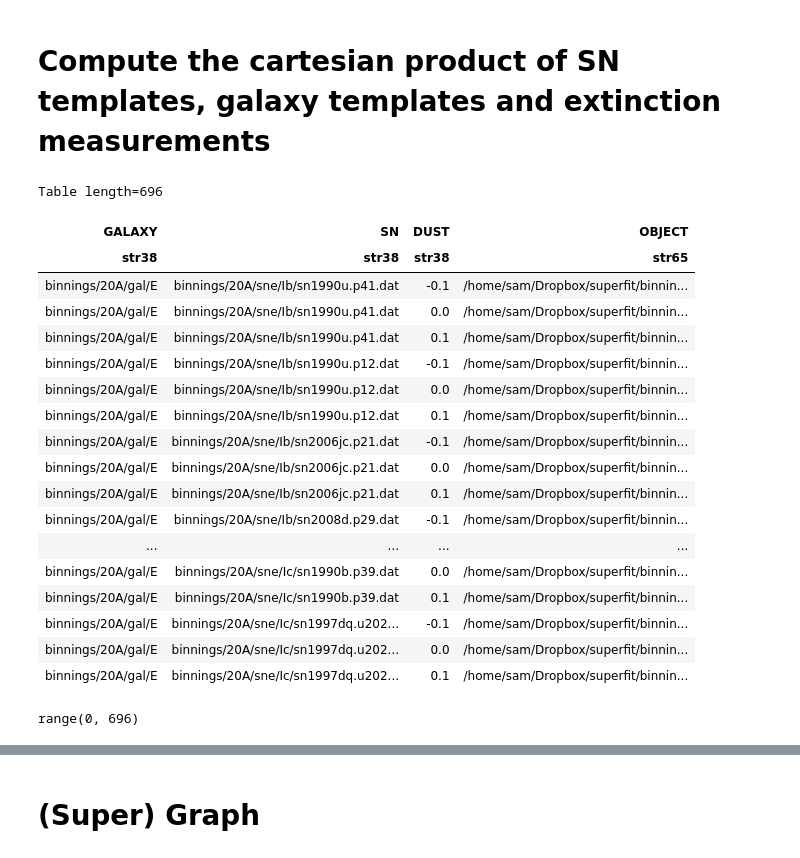
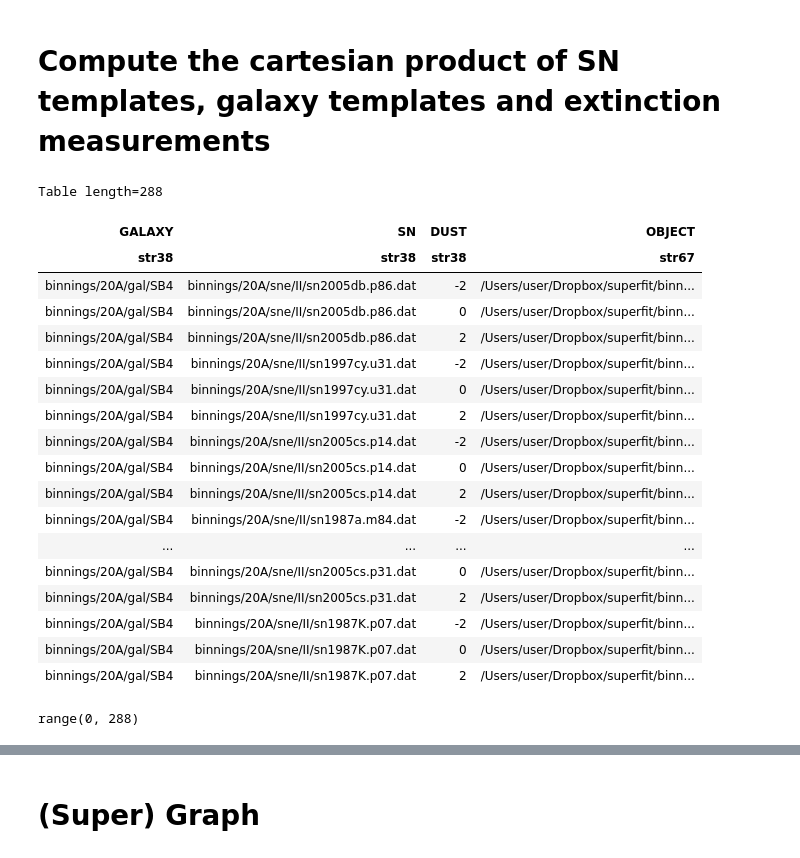
Before and after one commit to oyaron/NGSF, a Jupyter notebook: BFF.ipynb, the cells around one changed output, grey strips where cells are left out. Drawn from its saved outputs; the diff is of its cells as text; code cells hidden in the pictures.

```diff
--- a/BFF.ipynb
+++ b/BFF.ipynb
@@ -255,7 +244,7 @@ templates_sn = np.array(templates_sn)
 
 #The beginning, end, and interval for the dust are decided by the user
 
-templates_dust = np.array([-0.1, 0, 0.1])
+templates_dust = np.array([-2, 0, 2])
 #templates_dust = np.linspace(-2,2,11)
 # %% [markdown]
 ## Truncate templates SN, HG
@@ -264,49 +253,49 @@ templates_dust = np.array([-0.1, 0, 0.1])
 
 
 #templates_sn_trunc = select_templates(templates_sn, ['/Ia/','/Ib/','/Ic/','/II/','Others'])
-templates_sn_trunc = select_templates(templates_sn, ['/Ib/' , '/II/', '/Ic/'])
+templates_sn_trunc = select_templates(templates_sn, ['/II/'])
 
 
 
-#templates_gal_trunc = select_templates(templates_gal, ['/SB4'])
-templates_gal_trunc = select_templates(templates_gal, ['/E','/S0','/Sa','/Sb','/SB1','/SB2','/SB3','/SB4','/SB5','/SB6','/Sc'])
+templates_gal_trunc = select_templates(templates_gal, ['/SB4'])
+#templates_gal_trunc = select_templates(templates_gal, ['/E','/S0','/Sa','/Sb','/SB1','/SB2','/SB3','/SB4','/SB5','/SB6','/Sc'])
 # %% [markdown]
 # Compute the cartesian product of SN templates, galaxy templates and extinction measurements
 # %%
 cartesian_product_all  =  cartesian_product(*[templates_gal_trunc[:1], templates_sn_trunc, templates_dust])
 cartesian_product_all  =  table.Table(cartesian_product_all, names=('GALAXY', 'SN', 'DUST'))
 
 
 # Here the user enters the template he wants to analize
-cartesian_product_all['OBJECT']=["/home/sam/Dropbox/superfit/binnings/20A/sne/II/theory99em.p30.dat"]
+cartesian_product_all['OBJECT']=["/Users/user/Dropbox/superfit/binnings/20A/sne/II/theory99em.p30.dat"]
 
 
 cartesian_product_all
 # %% [output]
-Table length=696
+Table length=288
 | GALAXY | SN | DUST | OBJECT |
-| str38 | str38 | str38 | str65 |
-| binnings/20A/gal/E | binnings/20A/sne/Ib/sn1990u.p41.dat | -0.1 | /home/sam/Dropbox/superfit/binnin... |
-| binnings/20A/gal/E | binnings/20A/sne/Ib/sn1990u.p41.dat | 0.0 | /home/sam/Dropbox/superfit/binnin... |
-| binnings/20A/gal/E | binnings/20A/sne/Ib/sn1990u.p41.dat | 0.1 | /home/sam/Dropbox/superfit/binnin... |
-| binnings/20A/gal/E | binnings/20A/sne/Ib/sn1990u.p12.dat | -0.1 | /home/sam/Dropbox/superfit/binnin... |
-| binnings/20A/gal/E | binnings/20A/sne/Ib/sn1990u.p12.dat | 0.0 | /home/sam/Dropbox/superfit/binnin... |
-| binnings/20A/gal/E | binnings/20A/sne/Ib/sn1990u.p12.dat | 0.1 | /home/sam/Dropbox/superfit/binnin... |
-| binnings/20A/gal/E | binnings/20A/sne/Ib/sn2006jc.p21.dat | -0.1 | /home/sam/Dropbox/superfit/binnin... |
-| binnings/20A/gal/E | binnings/20A/sne/Ib/sn2006jc.p21.dat | 0.0 | /home/sam/Dropbox/superfit/binnin... |
-| binnings/20A/gal/E | binnings/20A/sne/Ib/sn2006jc.p21.dat | 0.1 | /home/sam/Dropbox/superfit/binnin... |
-| binnings/20A/gal/E | binnings/20A/sne/Ib/sn2008d.p29.dat | -0.1 | /home/sam/Dropbox/superfit/binnin... |
+| str38 | str38 | str38 | str67 |
+| binnings/20A/gal/SB4 | binnings/20A/sne/II/sn2005db.p86.dat | -2 | /Users/user/Dropbox/superfit/binn... |
+| binnings/20A/gal/SB4 | binnings/20A/sne/II/sn2005db.p86.dat | 0 | /Users/user/Dropbox/superfit/binn... |
+| binnings/20A/gal/SB4 | binnings/20A/sne/II/sn2005db.p86.dat | 2 | /Users/user/Dropbox/superfit/binn... |
+| binnings/20A/gal/SB4 | binnings/20A/sne/II/sn1997cy.u31.dat | -2 | /Users/user/Dropbox/superfit/binn... |
+| binnings/20A/gal/SB4 | binnings/20A/sne/II/sn1997cy.u31.dat | 0 | /Users/user/Dropbox/superfit/binn... |
+| binnings/20A/gal/SB4 | binnings/20A/sne/II/sn1997cy.u31.dat | 2 | /Users/user/Dropbox/superfit/binn... |
+| binnings/20A/gal/SB4 | binnings/20A/sne/II/sn2005cs.p14.dat | -2 | /Users/user/Dropbox/superfit/binn... |
+| binnings/20A/gal/SB4 | binnings/20A/sne/II/sn2005cs.p14.dat | 0 | /Users/user/Dropbox/superfit/binn... |
+| binnings/20A/gal/SB4 | binnings/20A/sne/II/sn2005cs.p14.dat | 2 | /Users/user/Dropbox/superfit/binn... |
+| binnings/20A/gal/SB4 | binnings/20A/sne/II/sn1987a.m84.dat | -2 | /Users/user/Dropbox/superfit/binn... |
 | ... | ... | ... | ... |
-| binnings/20A/gal/E | binnings/20A/sne/Ic/sn1990b.p39.dat | 0.0 | /home/sam/Dropbox/superfit/binnin... |
-| binnings/20A/gal/E | binnings/20A/sne/Ic/sn1990b.p39.dat | 0.1 | /home/sam/Dropbox/superfit/binnin... |
-| binnings/20A/gal/E | binnings/20A/sne/Ic/sn1997dq.u202... | -0.1 | /home/sam/Dropbox/superfit/binnin... |
-| binnings/20A/gal/E | binnings/20A/sne/Ic/sn1997dq.u202... | 0.0 | /home/sam/Dropbox/superfit/binnin... |
-| binnings/20A/gal/E | binnings/20A/sne/Ic/sn1997dq.u202... | 0.1 | /home/sam/Dropbox/superfit/binnin... |
+| binnings/20A/gal/SB4 | binnings/20A/sne/II/sn2005cs.p31.dat | 0 | /Users/user/Dropbox/superfit/binn... |
+| binnings/20A/gal/SB4 | binnings/20A/sne/II/sn2005cs.p31.dat | 2 | /Users/user/Dropbox/superfit/binn... |
+| binnings/20A/gal/SB4 | binnings/20A/sne/II/sn1987K.p07.dat | -2 | /Users/user/Dropbox/superfit/binn... |
+| binnings/20A/gal/SB4 | binnings/20A/sne/II/sn1987K.p07.dat | 0 | /Users/user/Dropbox/superfit/binn... |
+| binnings/20A/gal/SB4 | binnings/20A/sne/II/sn1987K.p07.dat | 2 | /Users/user/Dropbox/superfit/binn... |
 # %%
 index_array=range(len(cartesian_product_all))
 index_array
 # %% [output]
-range(0, 696)
+range(0, 288)
 # %%
 %%capture
 output=wrapper_fit(cartesian_product_all[0])
```
Also changed, not shown: parts of 8 cells of this notebook.
